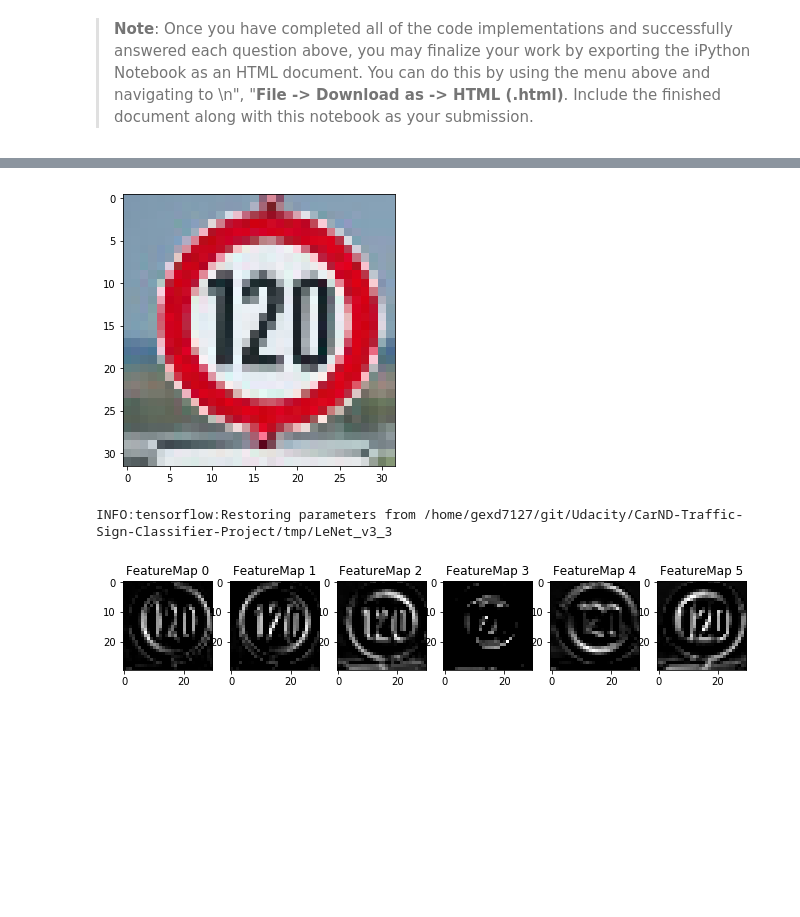
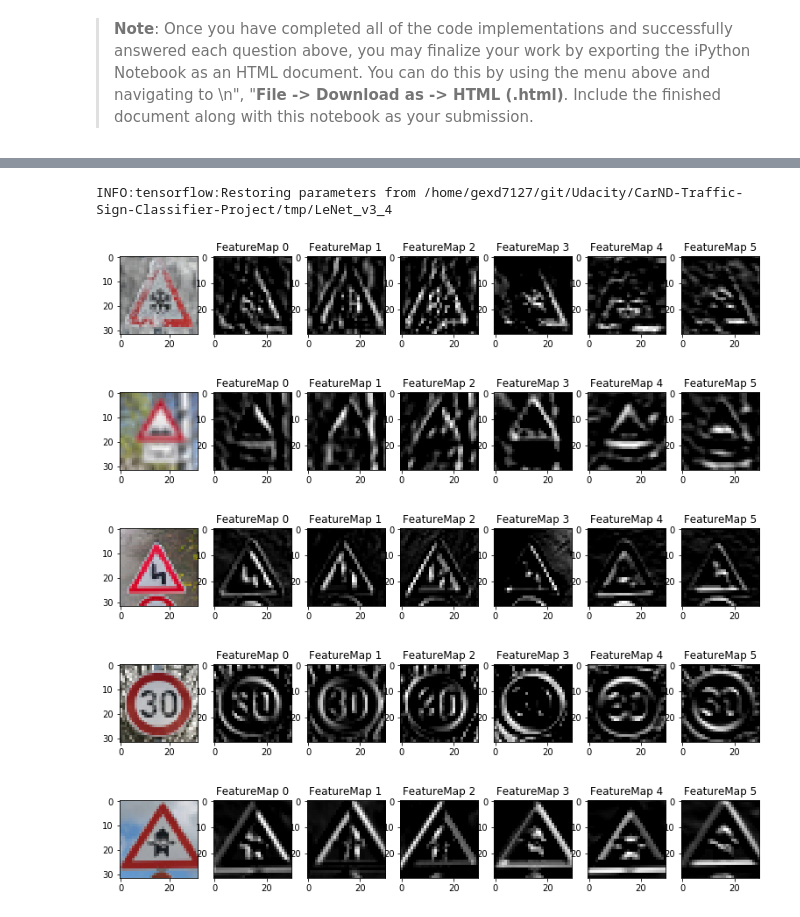
Before and after one commit to pohsu/CarND-Traffic-Sign-Classifier-Project, a Jupyter notebook: Traffic_Sign_Classifier.ipynb, the cells around one changed output, grey strips where cells are left out. Saved outputs shown, nothing was run; the diff lists cells and outputs as text; code cells hidden in the pictures; blank space fills up the shorter version.

```diff
--- a/Traffic_Sign_Classifier.ipynb
+++ b/Traffic_Sign_Classifier.ipynb
@@ -737,6 +831,9 @@ Looking just at the first row we get `[ 0.34763842,  0.24879643,  0.12789202]`,
 # %%
 ### Print out the top five softmax probabilities for the predictions on the German traffic sign images found on the web.
 ### Feel free to use as many code cells as needed.
+# %%
+score_pro = np.exp(score_web)/ np.sum(np.exp(score_web),1).reshape(5,1)
 # %%
 with tf.Session() as sess:
-    Top5 = sess.run(tf.nn.top_k(tf.constant(score_web), k=5))
+    Top5 = sess.run(tf.nn.top_k(tf.constant(score_pro), k=5))
+Top5
@@ -759,0 +855,8 @@ TopKV2(values=array([[ 13.74164581,  12.58234882,  10.76391983,   8.89325142,
+# %%
+for i in range(5):
+    plt.subplot(151 + i)
+    plt.bar(range(5),Top5[0][i])
+    plt.xticks( range(5), Top5[1][i])
+    plt.title('Image= '+str(i+1))
+plt.gcf().set_size_inches(20, 4)
+plt.show
@@ -801,8 +907,10 @@ def outputFeatureMap(image_input, tf_activation, activation_min=-1, activation_m
     activation = tf_activation.eval(session=sess,feed_dict={X : image_input, is_training: 0})
     featuremaps = activation.shape[3]
     plt.figure(plt_num, figsize=(15,15))
+    plt.subplot(6,8, 1)
+    plt.imshow(X_web_pre[plt_num])
     for featuremap in range(featuremaps):
-        plt.subplot(6,8, featuremap+1) # sets the number of feature maps to show on each row and column
+        plt.subplot(6,8, featuremap+2)# sets the number of feature maps to show on each row and column
         plt.title('FeatureMap ' + str(featuremap)) # displays the feature map number
         if activation_min != -1 & activation_max != -1:
             plt.imshow(activation[0,:,:, featuremap], interpolation="nearest", vmin =activation_min, vmax=activation_max, cmap="gray")
@@ -812,17 +920,15 @@ def outputFeatureMap(image_input, tf_activation, activation_min=-1, activation_m
             plt.imshow(activation[0,:,:, featuremap], interpolation="nearest", vmin=activation_min, cmap="gray")
         else:
             plt.imshow(activation[0,:,:, featuremap], interpolation="nearest", cmap="gray")
-# %%
-idx_web = 2
-plt.imshow(X_web_pre[idx_web])
-plt.gcf().set_size_inches(6, 5)
-plt.show()
-# %% [output]
-[figure, removed]
 # %%
 with tf.Session() as sess:
     saver.restore(sess, current_dir+'/tmp/'+save_name)
-    outputFeatureMap(X_web[idx_web].reshape([1,32,32,1]), fmap[1], activation_min=-1, activation_max=-1 ,plt_num=2)
+    for i in range(5):
+        outputFeatureMap(X_web[i].reshape([1,32,32,1]), fmap[1], activation_min=-1, activation_max=-1 ,plt_num=i)
 # %% [output]
-INFO:tensorflow:Restoring parameters from /home/gexd7127/git/Udacity/CarND-Traffic-Sign-Classifier-Project/tmp/LeNet_v3_3
+INFO:tensorflow:Restoring parameters from /home/gexd7127/git/Udacity/CarND-Traffic-Sign-Classifier-Project/tmp/LeNet_v3_4
-[figure, old version]
+[figure, new version]
+[figure, added]
+[figure, added]
+[figure, added]
+[figure, added]
```
Also changed, not shown: parts of 43 cells of this notebook, 24 other files.
